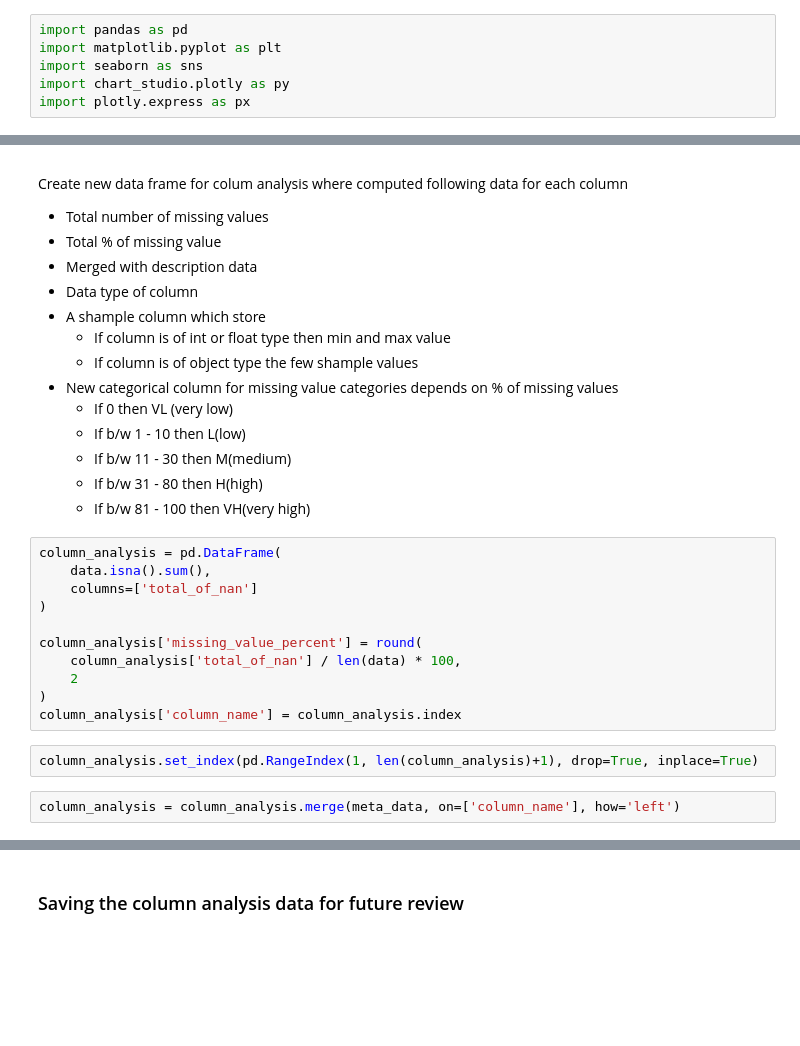
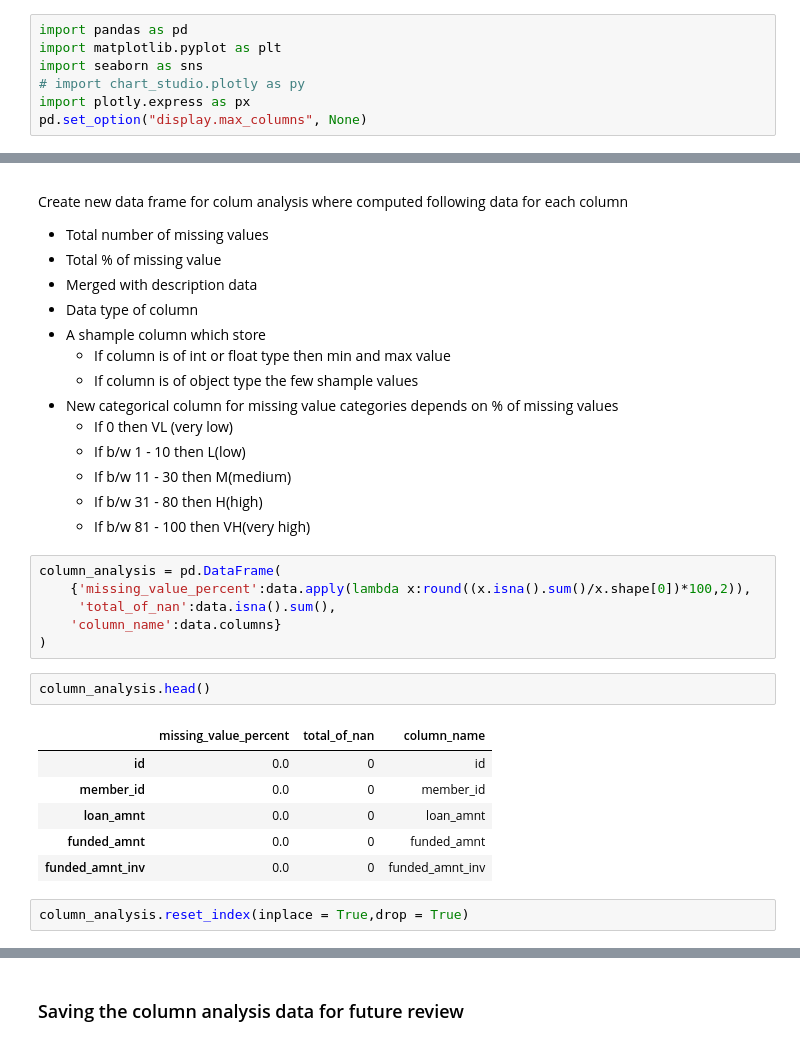
Before and after one commit to sonal-511/Lending-Club-Case-Study, a Jupyter notebook: data_description/explore_data.ipynb, the cells around one changed output, grey strips where cells are left out. Saved outputs shown, nothing was run; the diff lists cells and outputs as text; blank space fills up the shorter version.

```diff
--- a/data_description/explore_data.ipynb
+++ b/data_description/explore_data.ipynb
@@ -2,8 +2,9 @@
 import pandas as pd
 import matplotlib.pyplot as plt
 import seaborn as sns
-import chart_studio.plotly as py
+# import chart_studio.plotly as py
 import plotly.express as px
+pd.set_option("display.max_columns", None)
 # %% [markdown]
 ### Read data
 - Read the load data file
@@ -67,18 +67,20 @@ Create new data frame for colum analysis where computed following data for each
     - If b/w 11 - 30 then M(medium)
     - If b/w 31 - 80 then H(high)
     - If b/w 81 - 100 then VH(very high)
-# %%
-column_analysis = pd.DataFrame(
-    data.isna().sum(),
-    columns=['total_of_nan']
-)
-
-column_analysis['missing_value_percent'] = round(
-    column_analysis['total_of_nan'] / len(data) * 100,
-    2
-)
-column_analysis['column_name'] = column_analysis.index
-# %%
-column_analysis.set_index(pd.RangeIndex(1, len(column_analysis)+1), drop=True, inplace=True)
-# %%
-column_analysis = column_analysis.merge(meta_data, on=['column_name'], how='left')
+# %%
+column_analysis = pd.DataFrame(
+    {'missing_value_percent':data.apply(lambda x:round((x.isna().sum()/x.shape[0])*100,2)),
+     'total_of_nan':data.isna().sum(),
+    'column_name':data.columns}
+)
+# %%
+column_analysis.head()
+# %% [output]
+|  | missing_value_percent | total_of_nan | column_name |
+| id | 0.0 | 0 | id |
+| member_id | 0.0 | 0 | member_id |
+| loan_amnt | 0.0 | 0 | loan_amnt |
+| funded_amnt | 0.0 | 0 | funded_amnt |
+| funded_amnt_inv | 0.0 | 0 | funded_amnt_inv |
+# %%
+column_analysis.reset_index(inplace = True,drop = True)
```
Also changed, not shown: parts of 28 cells of this notebook.
